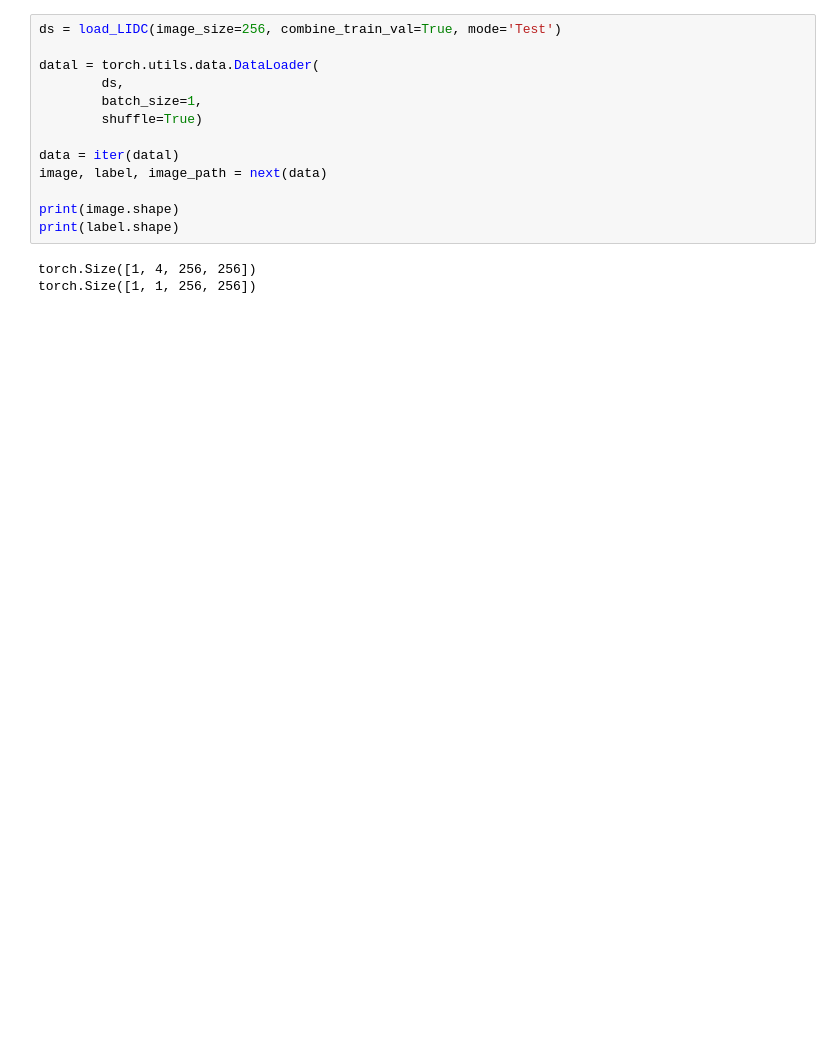
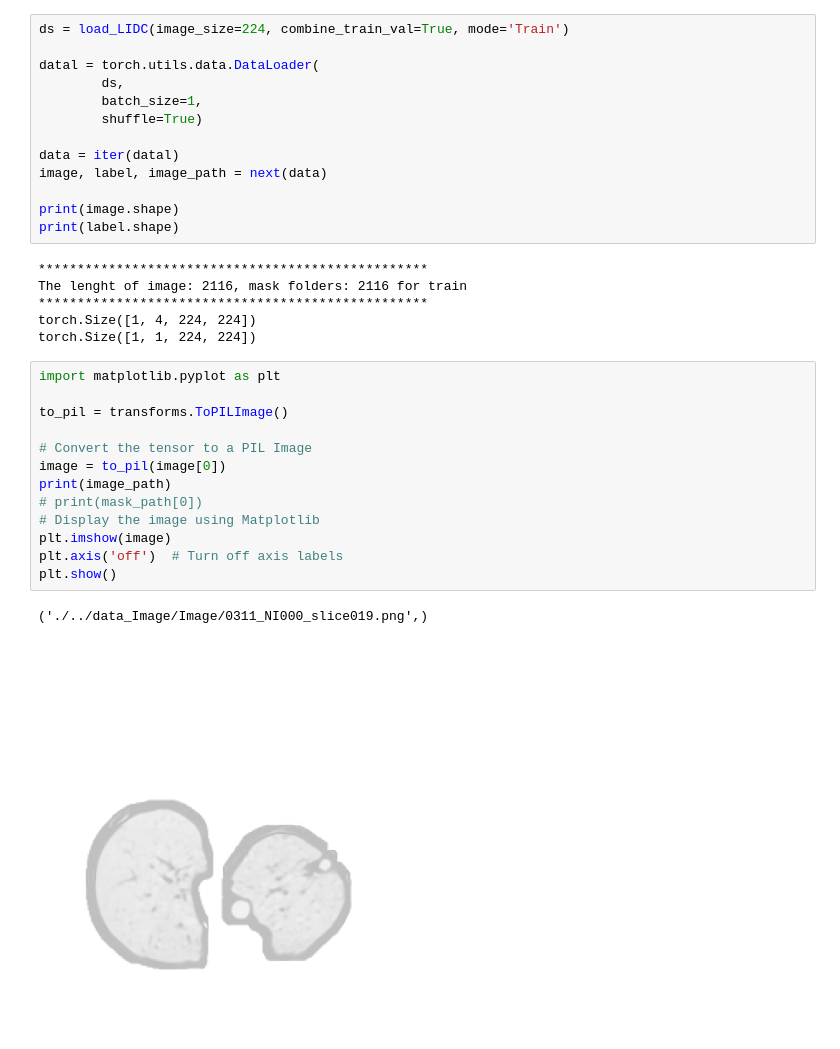
Before and after one commit to wadud6065/Diffusion-based-segmentation, a Jupyter notebook: Temp.ipynb, the cells around one changed output. Drawn from its saved outputs; the diff is of its cells as text; blank space fills up the shorter version.

```diff
--- a/Temp.ipynb
+++ b/Temp.ipynb
@@ -132,7 +138,7 @@ def load_LIDC(image_size=512, combine_train_val=False, mode='Train'):
 
     return train_dataset, val_dataset
 # %%
-ds = load_LIDC(image_size=256, combine_train_val=True, mode='Test')
+ds = load_LIDC(image_size=224, combine_train_val=True, mode='Train')
 
 datal = torch.utils.data.DataLoader(
         ds,
@@ -145,8 +151,27 @@ image, label, image_path = next(data)
 print(image.shape)
 print(label.shape)
 # %% [output]
-torch.Size([1, 4, 256, 256])
-torch.Size([1, 1, 256, 256])
+**************************************************
+The lenght of image: 2116, mask folders: 2116 for train
+**************************************************
+torch.Size([1, 4, 224, 224])
+torch.Size([1, 1, 224, 224])
+# %%
+import matplotlib.pyplot as plt
+
+to_pil = transforms.ToPILImage()
+
+# Convert the tensor to a PIL Image
+image = to_pil(image[0])
+print(image_path)
+# print(mask_path[0])
+# Display the image using Matplotlib
+plt.imshow(image)
+plt.axis('off')  # Turn off axis labels
+plt.show()
+# %% [output]
+('./../data_Image/Image/0311_NI000_slice019.png',)
+[figure, added]
 # %%
 import matplotlib.pyplot as plt
 
```
Also changed, not shown: parts of 3 cells of this notebook, 4 other files.
